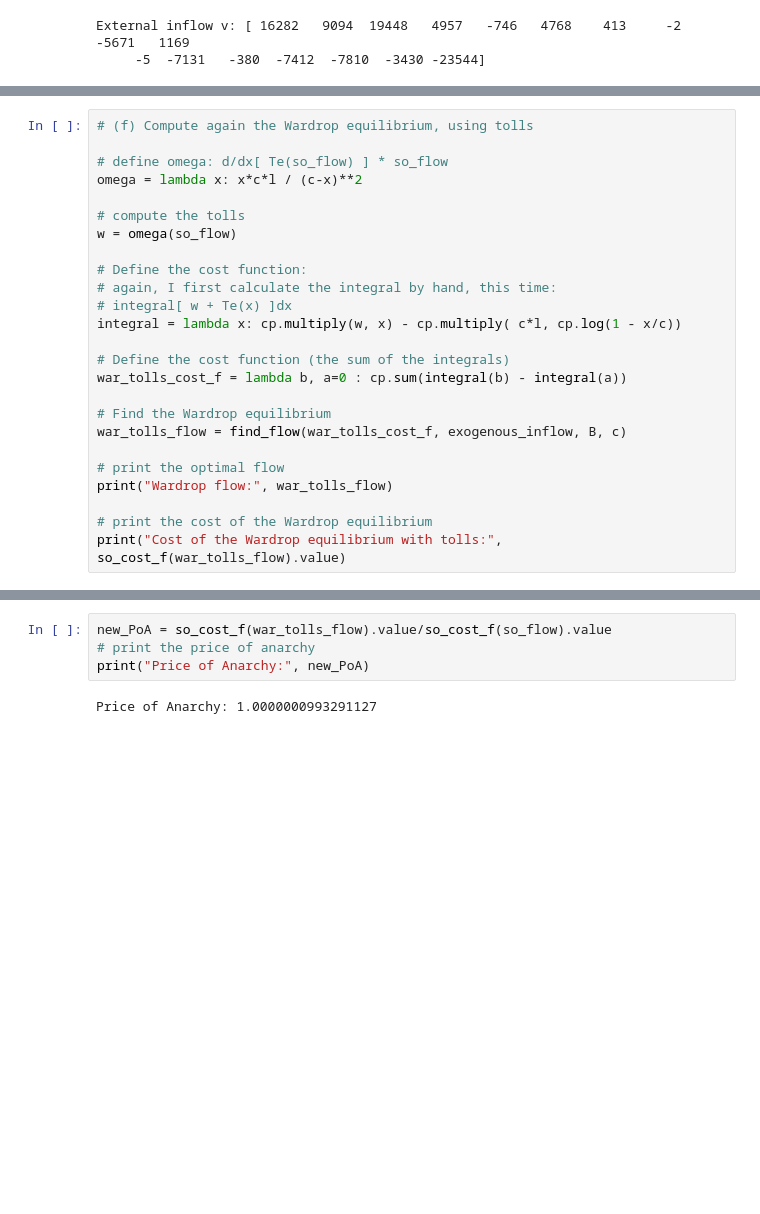
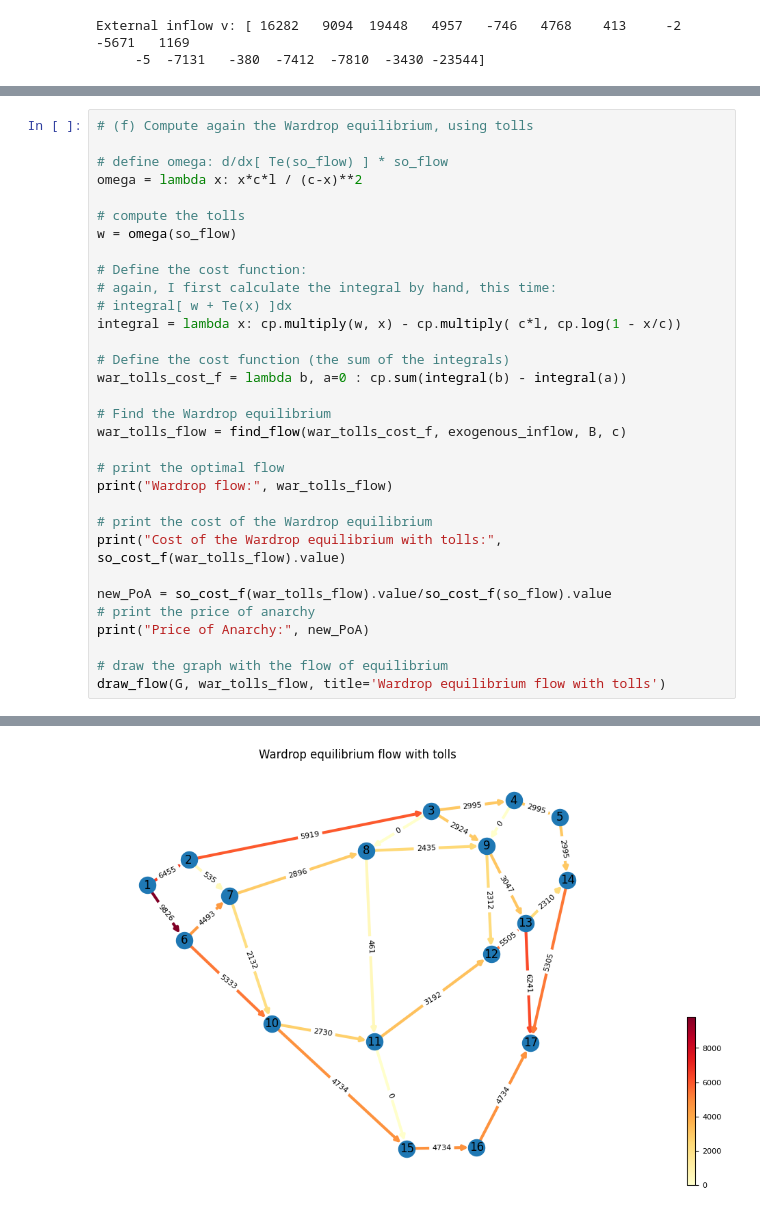
Before and after one commit to MarcTasca/network_dynamics, a Jupyter notebook: Homework1/ex3-code/exercise3.ipynb, the cells around one changed output, grey strips where cells are left out. Drawn from its saved outputs; the diff is of its cells as text; blank space fills up the shorter version.

```diff
--- a/Homework1/ex3-code/exercise3.ipynb
+++ b/Homework1/ex3-code/exercise3.ipynb
@@ -273,6 +406,13 @@ print("Wardrop flow:", war_tolls_flow)
 
 # print the cost of the Wardrop equilibrium
 print("Cost of the Wardrop equilibrium with tolls:", so_cost_f(war_tolls_flow).value)
+
+new_PoA = so_cost_f(war_tolls_flow).value/so_cost_f(so_flow).value
+# print the price of anarchy
+print("Price of Anarchy:", new_PoA)
+
+# draw the graph with the flow of equilibrium
+draw_flow(G, war_tolls_flow, title='Wardrop equilibrium flow with tolls')
 # %% [output]
 Wardrop flow: [6.45522607e+03 5.91999374e+03 2.99503902e+03 2.99503899e+03
  9.82677390e+03 4.49376799e+03 2.89690100e+03 2.43529706e+03
@@ -285,6 +426 @@ Cost of the Wardrop equilibrium with tolls: 23835.489829901344
+[figure, added]
-# %%
-new_PoA = so_cost_f(war_tolls_flow).value/so_cost_f(so_flow).value
-# print the price of anarchy
-print("Price of Anarchy:", new_PoA)
-# %% [output]
-Price of Anarchy: 1.0000000993291127
```
Also changed, not shown: parts of 22 cells of this notebook.
